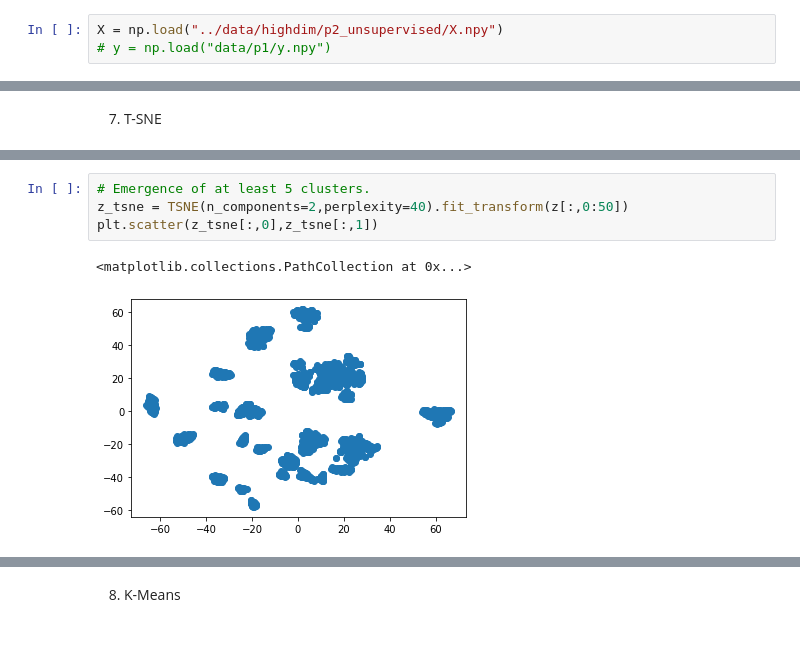
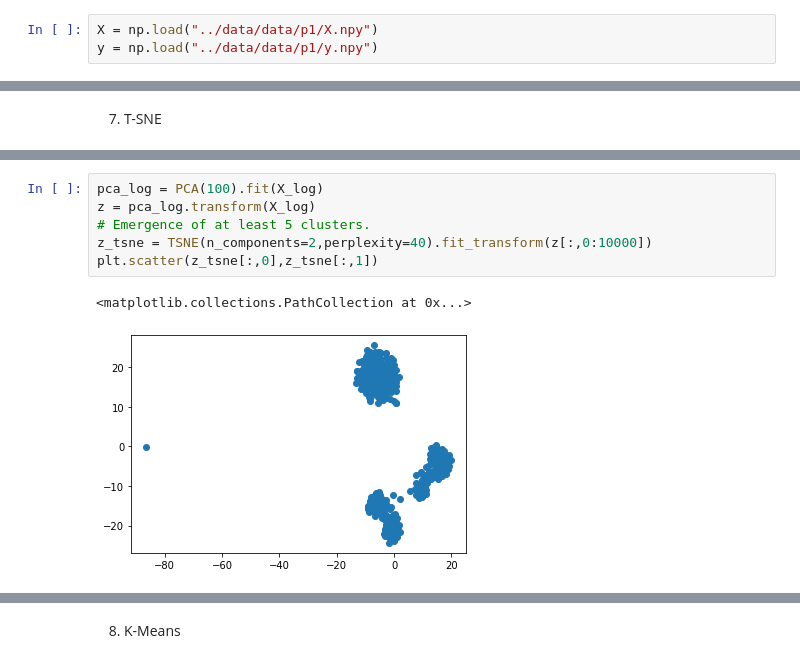
Before and after one commit to stepinski/machinelearning, a Jupyter notebook: stats/multi_report.ipynb, the cells around one changed output, grey strips where cells are left out. Cells and saved outputs as stored; diff of their text form.

```diff
--- a/stats/multi_report.ipynb
+++ b/stats/multi_report.ipynb
@@ -56,6 +46,6 @@ The text.latex.preview rcparam was deprecated in Matplotlib 3.3 and will be remo
 # %% [markdown]
 1. Load the data
 # %%
-X = np.load("../data/highdim/p2_unsupervised/X.npy")
-# y = np.load("data/p1/y.npy")
+X = np.load("../data/data/p1/X.npy")
+y = np.load("../data/data/p1/y.npy")
 # %%
@@ -147,7 +186,9 @@ plt.scatter(mds[:,0],mds[:,1])
 # %%
+pca_log = PCA(100).fit(X_log)
+z = pca_log.transform(X_log)
 # Emergence of at least 5 clusters.
-z_tsne = TSNE(n_components=2,perplexity=40).fit_transform(z[:,0:50])
+z_tsne = TSNE(n_components=2,perplexity=40).fit_transform(z[:,0:10000])
 plt.scatter(z_tsne[:,0],z_tsne[:,1])
 # %% [output]
 <matplotlib.collections.PathCollection at 0x...>
-[figure, old version]
+[figure, new version]
```
Also changed, not shown: parts of 34 cells of this notebook, 1 other file.
